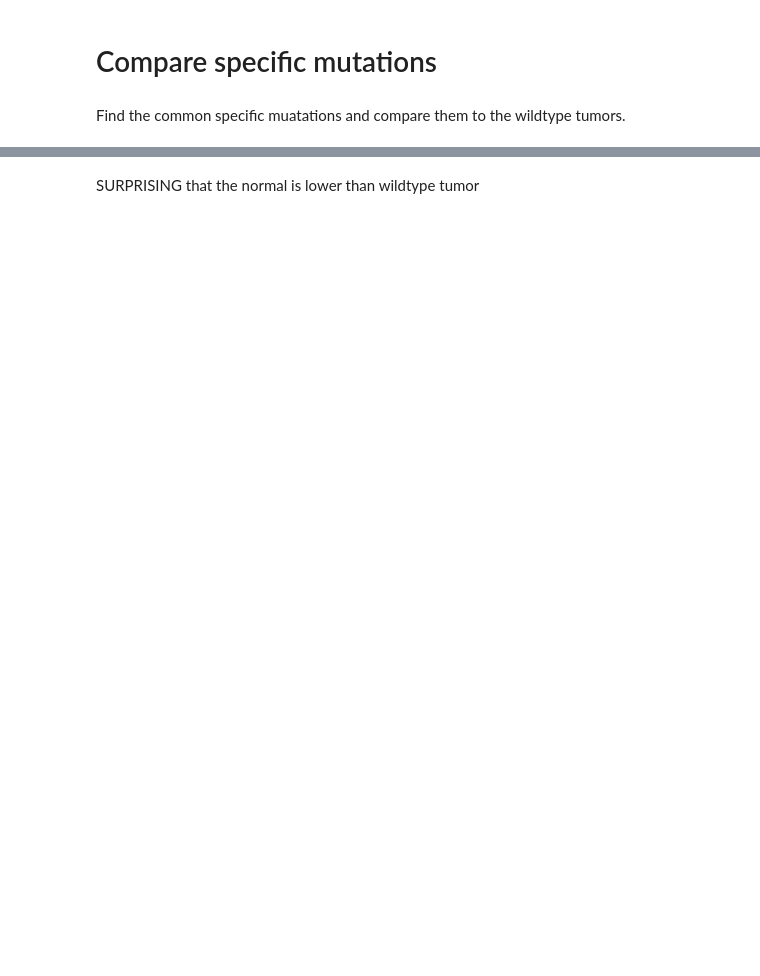
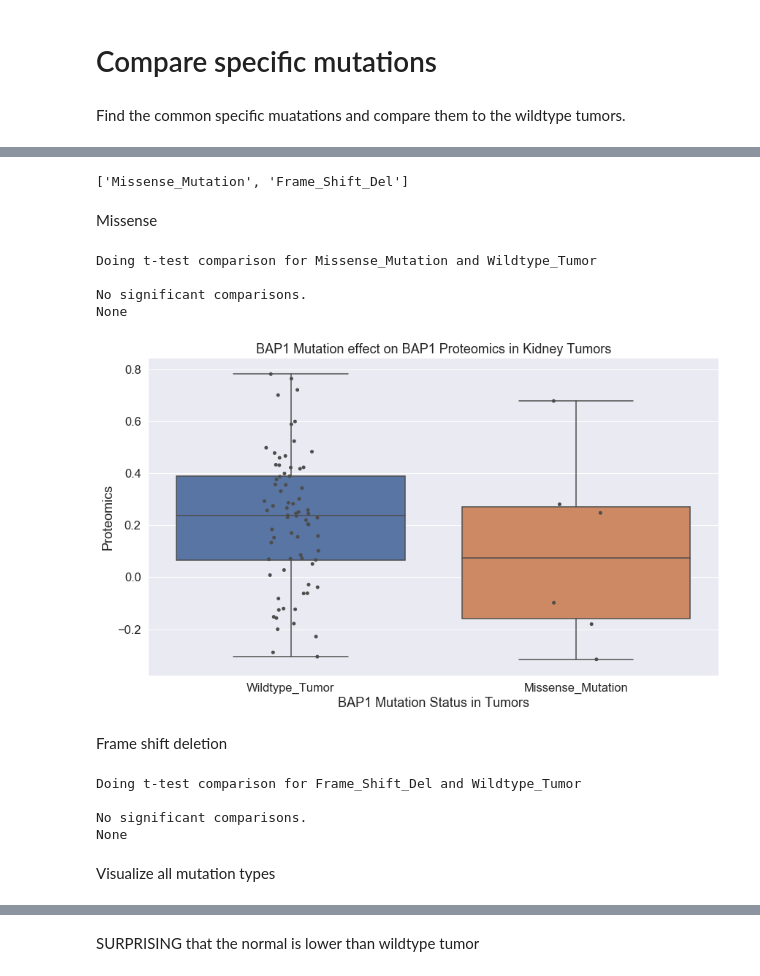
Before and after one commit to PayneLab/WhenMutationsMatter, a Jupyter notebook: Protein Notebooks/Kidney/BAP1/BAP1_cis_proteomics.ipynb, the cells around one changed output, grey strips where cells are left out. Cells and saved outputs as stored; diff of their text form; code cells hidden in the pictures; blank space fills up the shorter version.

Commit message:
tests

```diff
--- a/Protein Notebooks/Kidney/BAP1/BAP1_cis_proteomics.ipynb
+++ b/Protein Notebooks/Kidney/BAP1/BAP1_cis_proteomics.ipynb
@@ -132 +143,63 @@ mutation_prot = rc_object.join_omics_to_mutations(omics_df_name="proteomics", mu
+# %%
+common_mut_list = list(common_mutations.index) #list of lists
+common_mut_list = [''.join(x) for x in common_mut_list] #list of strings
+common_mut_list
+# %% [output]
+['Missense_Mutation', 'Frame_Shift_Del']
+# %% [markdown]
+Missense
+# %%
+# filter: keep only missense and wiltype
+binary_mut = mutation_prot.query('BAP1_Mutation == @common_mut_list[0] or BAP1_Mutation == "Wildtype_Tumor"')
+
+#format
+formatted_mut_miss = binary_mut[[gene+'_proteomics', gene+'_Mutation']]
+
+# T-test
+print("Doing t-test comparison for Missense_Mutation and Wildtype_Tumor\n")
+significant_pval_results = al.wrap_ttest(formatted_mut_miss, gene+'_Mutation', [gene+'_proteomics'])
+print(significant_pval_results)
+# %% [output]
+Doing t-test comparison for Missense_Mutation and Wildtype_Tumor
+
+No significant comparisons.
+None
+# %%
+#take out if not sig --del later
+rc_cis_boxplot = sns.boxplot(data = formatted_mut_miss,
+                             x = gene+'_Mutation',
+                             y = gene+'_proteomics',
+                             showfliers = False)
+rc_cis_boxplot.set_title(gene + " Mutation effect on "+gene+" Proteomics in Kidney Tumors")
+rc_cis_boxplot = sns.stripplot(data= formatted_mut_miss,
+                               x = gene+'_Mutation',
+                               y = gene+'_proteomics',
+                               jitter = True, color = ".3")
+rc_cis_boxplot.set(xlabel = gene + " Mutation Status in Tumors", ylabel = "Proteomics")
+plt.show()
+plt.clf()
+plt.close()
+# %% [output]
+[figure, added]
+# %% [markdown]
+Frame shift deletion
+# %%
+# filter: keep only frame shift del and wiltype
+binary_mut = mutation_prot.query('BAP1_Mutation == @common_mut_list[1] or BAP1_Mutation == "Wildtype_Tumor"')
+
+#format
+formatted_mut = binary_mut[[gene+'_proteomics', gene+'_Mutation']]
+#formatted_mut['BAP1_Mutation'].value_counts()
+
+# T-test
+print("Doing t-test comparison for Frame_Shift_Del and Wildtype_Tumor\n")
+significant_pval_results = al.wrap_ttest(formatted_mut, gene+'_Mutation', [gene+'_proteomics'])
+print(significant_pval_results)
+# %% [output]
+Doing t-test comparison for Frame_Shift_Del and Wildtype_Tumor
+
+No significant comparisons.
+None
+# %% [markdown]
+Visualize all mutation types
 # %%
```
Also changed, not shown: parts of 15 cells of this notebook, 4 other files.
